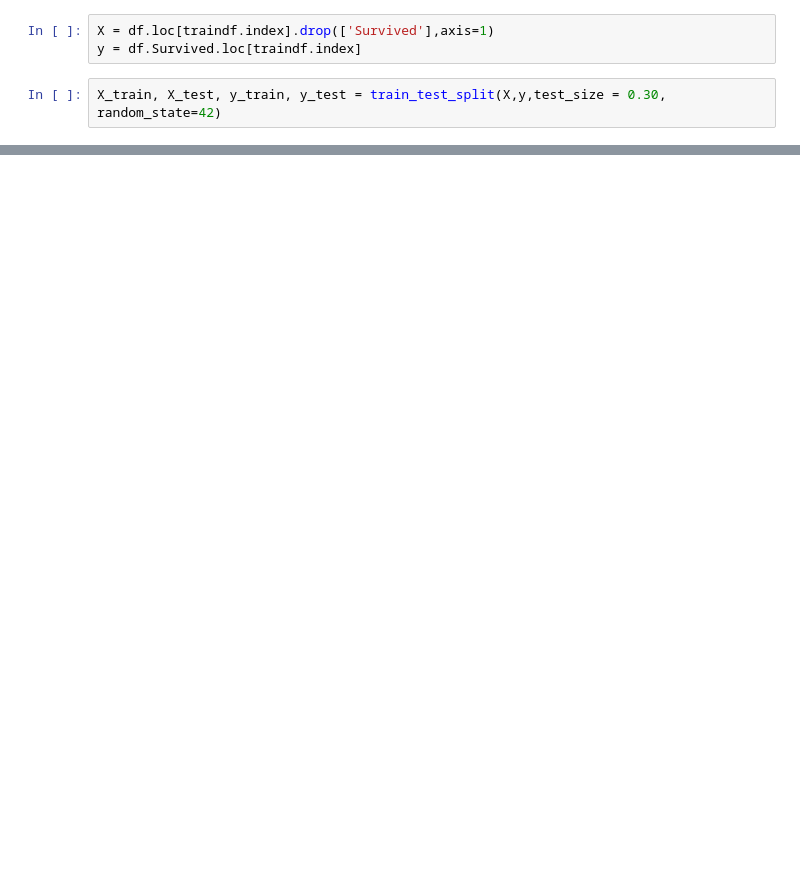
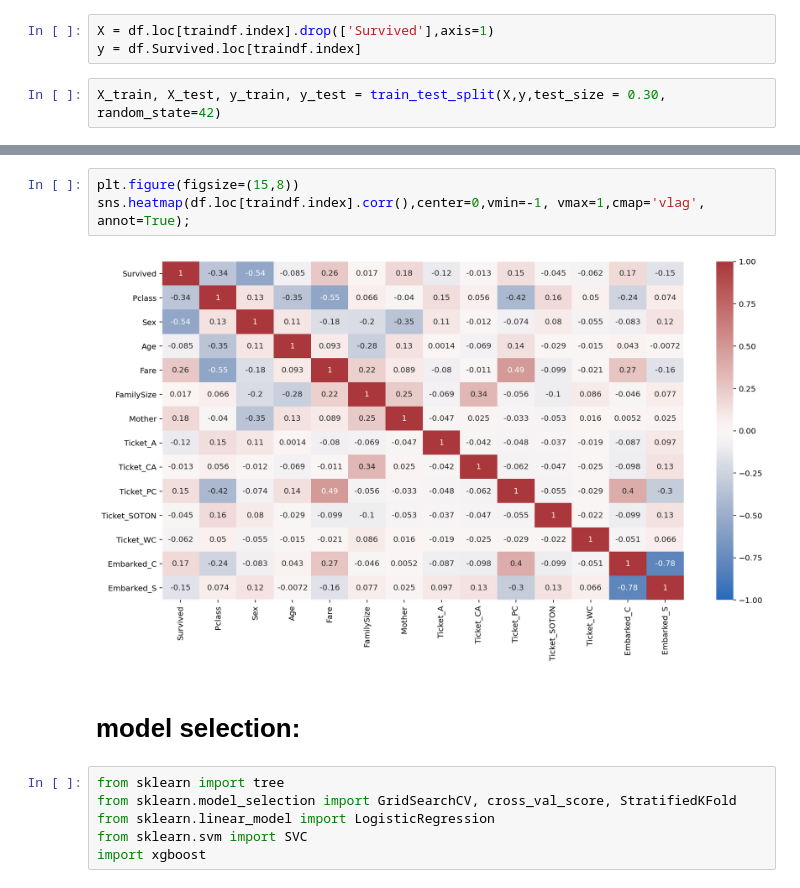
Before and after one commit to dmashchenko/titanic, a Jupyter notebook: titanic.ipynb, the cells around one changed output, grey strips where cells are left out. Cells and saved outputs as stored; diff of their text form; blank space fills up the shorter version.

```diff
--- a/titanic.ipynb
+++ b/titanic.ipynb
@@ -72,0 +101,13 @@ Name: Survived, Length: 891, dtype: float64
+# %%
+plt.figure(figsize=(15,8))
+sns.heatmap(df.loc[traindf.index].corr(),center=0,vmin=-1, vmax=1,cmap='vlag', annot=True);
+# %% [output]
+[figure, added]
+# %% [markdown]
+# model selection:
+# %%
+from sklearn import tree
+from sklearn.model_selection import GridSearchCV, cross_val_score, StratifiedKFold
+from sklearn.linear_model import LogisticRegression
+from sklearn.svm import SVC
+import xgboost
```
Also changed, not shown: parts of 21 cells of this notebook, 3 other files.
